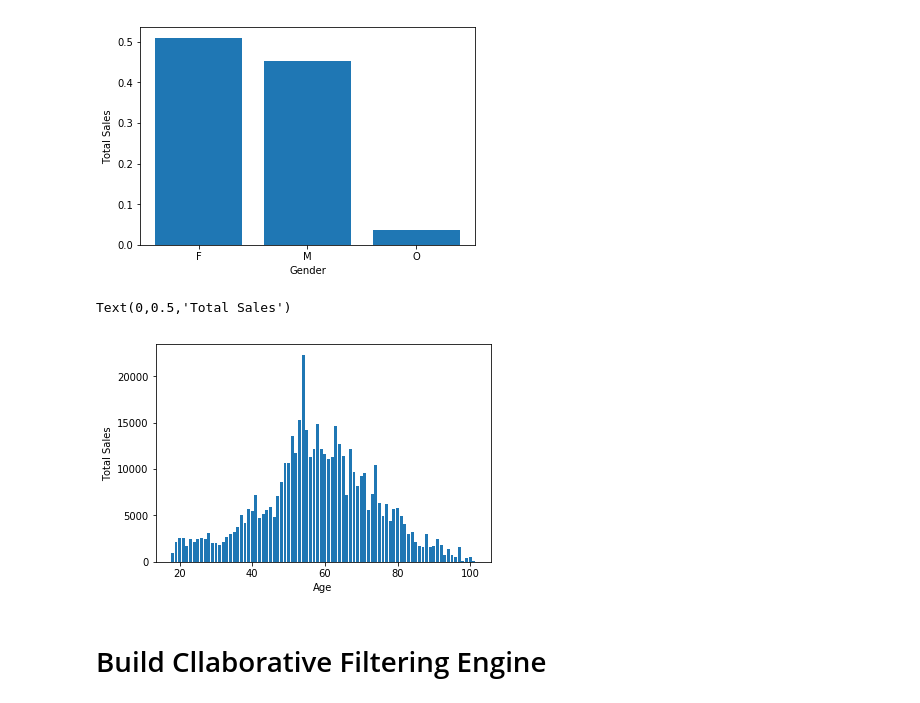
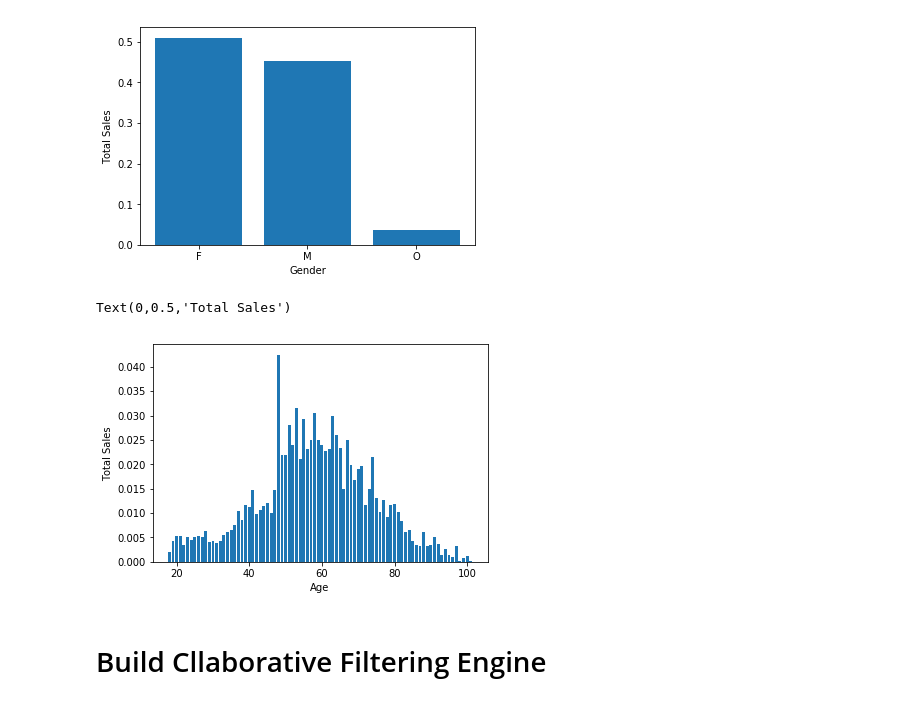
Before and after one commit to Mendy5/Udacity_Project_Capstone, a Jupyter notebook: Starbucks_Capstone_notebook.ipynb, the cells around one changed output. Saved outputs shown, nothing was run; the diff lists cells and outputs as text; code cells hidden in the pictures.

```diff
--- a/Starbucks_Capstone_notebook.ipynb
+++ b/Starbucks_Capstone_notebook.ipynb
@@ -2472,11 +2472,11 @@ Text(0,0.5,'Total Sales')
 non_offer_trans_by_age_pct = offer_non_trans_port_new_df.groupby("age")["amount"].sum()/offer_non_trans_port_new_df["amount"].sum()
 # %%
 fix, ax = plt.subplots()
-ax.bar(non_offer_trans_by_age.index, non_offer_trans_by_age.values)
+ax.bar(non_offer_trans_by_age_pct.index, non_offer_trans_by_age_pct.values)
 ax.set_xlabel("Age")
 ax.set_ylabel("Total Sales")
 # %% [output]
 Text(0,0.5,'Total Sales')
-[figure, old version]
+[figure, new version]
 # %% [markdown]
 # Build Cllaborative Filtering Engine
```
Also changed, not shown: parts of 41 cells of this notebook.
